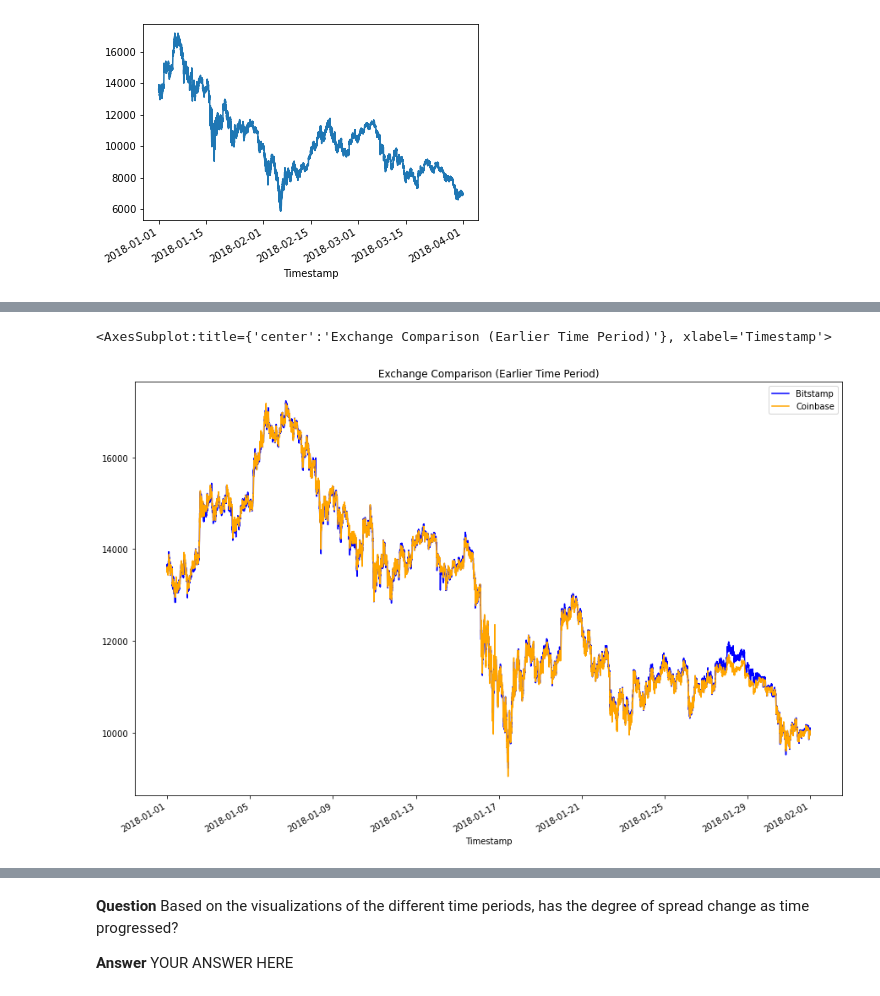
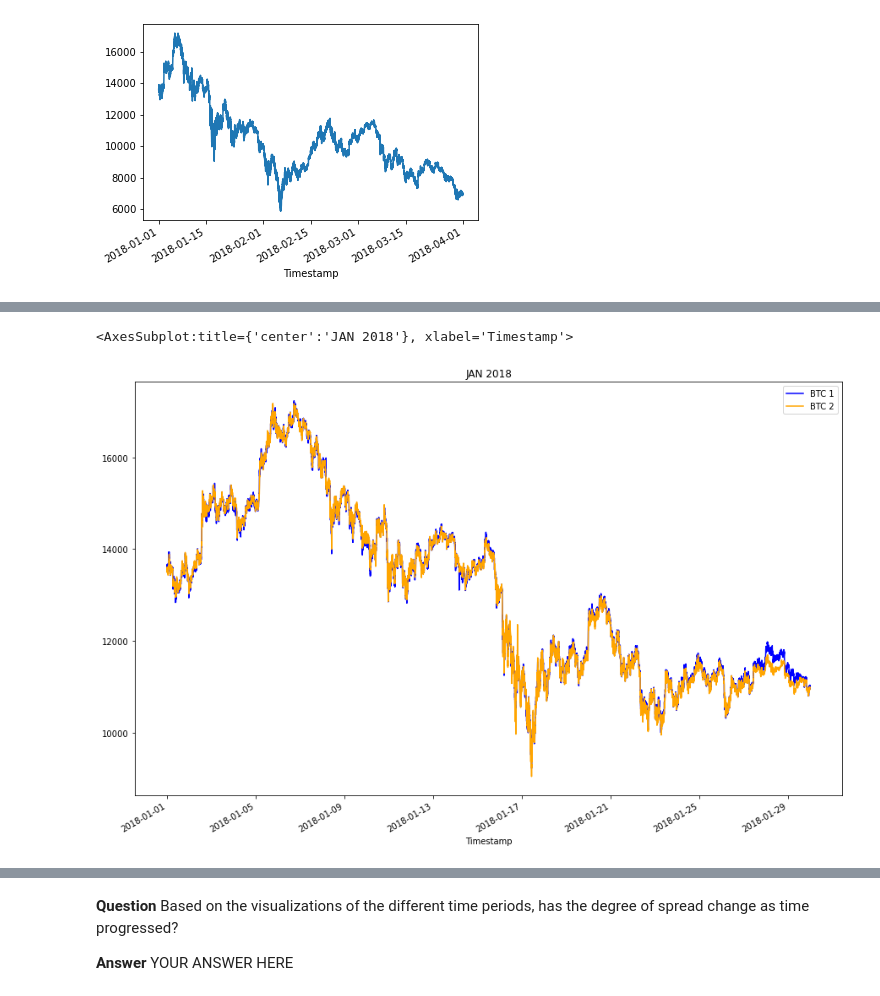
Before and after one commit to brprod8/Abitrage, a Jupyter notebook: abitrage/crypto_arbitrage.ipynb, the cells around one changed output, grey strips where cells are left out. Drawn from its saved outputs; the diff is of its cells as text; code cells hidden in the pictures.

Commit message:
Analyzed data showing visual
data has been analyzed currently showing visuals

```diff
--- a/abitrage/crypto_arbitrage.ipynb
+++ b/abitrage/crypto_arbitrage.ipynb
@@ -260,8 +270,8 @@ coinbase_sliced.plot()
 # %%
 # Using the loc and plot functions, create an overlay plot that visualizes
 # the price action of both DataFrames for a one month period early in the dataset
-# Be sure to include the parameters: legend, figure size, title, and color and label
-# YOUR CODE HERE
+bitstamp_sliced.loc["2018-01-01":"2018-01-29"].plot(legend=True, figsize=(15, 10), title="JAN 2018", color="blue", label="BTC 1")
+coinbase_sliced.loc["2018-01-01":"2018-01-29"].plot(legend=True, figsize=(15, 10), color="orange", label="BTC 2")
 # %% [output]
-<AxesSubplot:title={'center':'Exchange Comparison (Earlier Time Period)'}, xlabel='Timestamp'>
+<AxesSubplot:title={'center':'JAN 2018'}, xlabel='Timestamp'>
-[figure, old version]
+[figure, new version]
```
Also changed, not shown: parts of 6 cells of this notebook.
